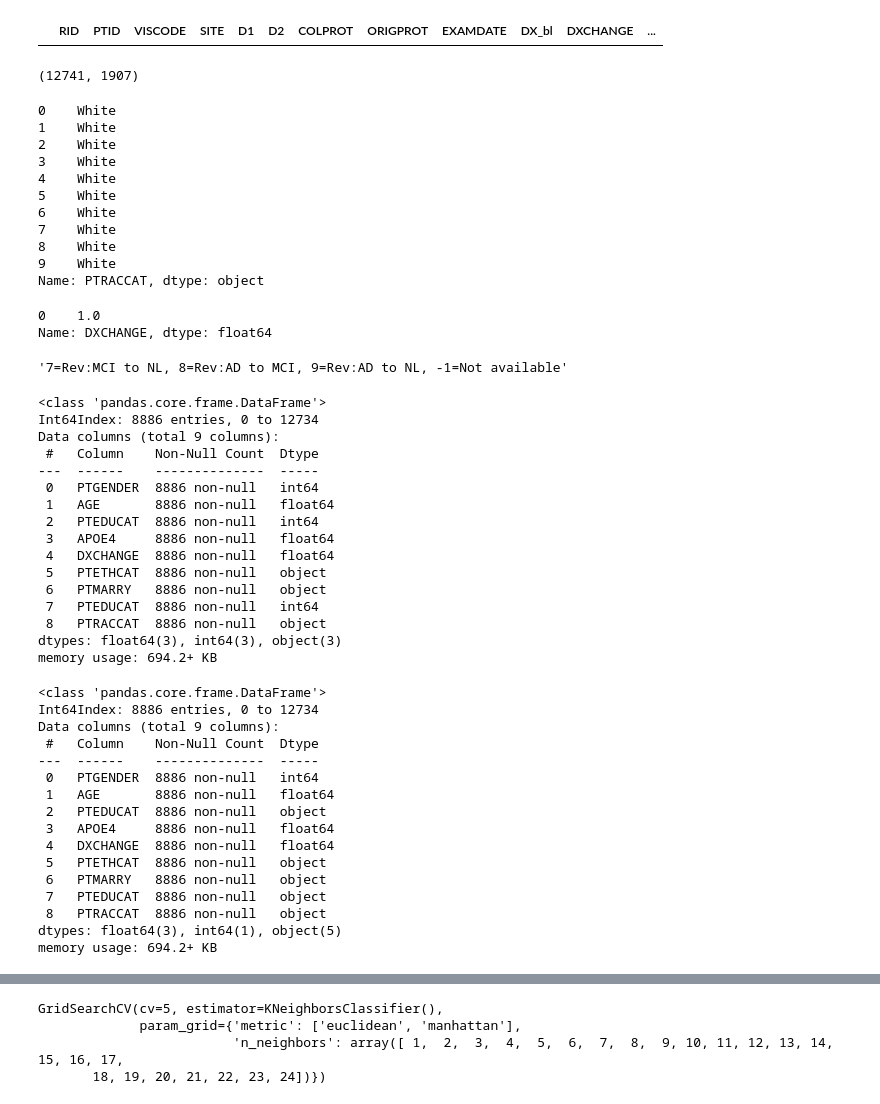
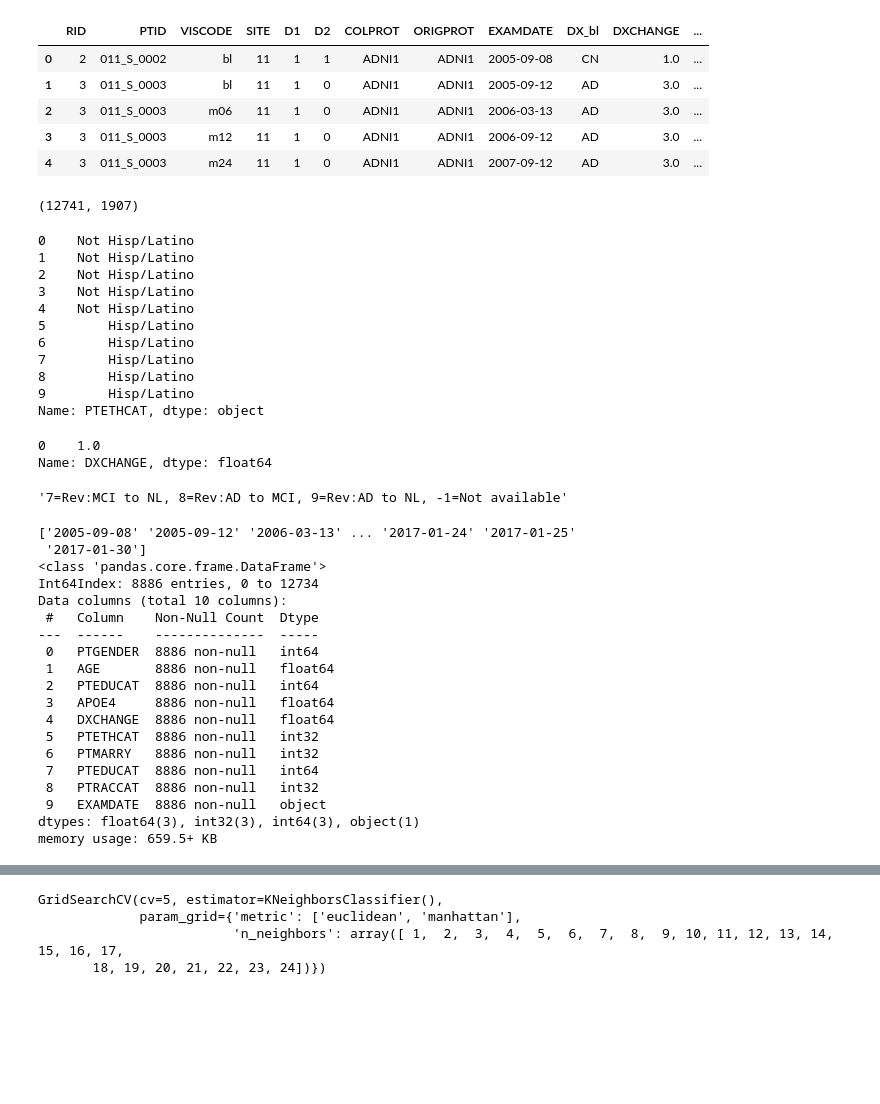
Before and after one commit to antoine-chenevier/IA-4A, a Jupyter notebook: main.ipynb, the cells around one changed output, grey strips where cells are left out. Drawn from its saved outputs; the diff is of its cells as text; code cells hidden in the pictures; blank space fills up the shorter version.

```diff
--- a/main.ipynb
+++ b/main.ipynb
@@ -10,9 +10,14 @@ from sklearn.metrics import confusion_matrix
 # %%
 df =  pd.read_csv('../2017_07_07/TADPOLE_D1_D2.csv',low_memory=False)
 # %%
-df.head(0)
+df.head(5)
 # %% [output]
 |  | RID | PTID | VISCODE | SITE | D1 | D2 | COLPROT | ORIGPROT | EXAMDATE | DX_bl | DXCHANGE | ... |
+| 0 | 2 | 011_S_0002 | bl | 11 | 1 | 1 | ADNI1 | ADNI1 | 2005-09-08 | CN | 1.0 | ... |
+| 1 | 3 | 011_S_0003 | bl | 11 | 1 | 0 | ADNI1 | ADNI1 | 2005-09-12 | AD | 3.0 | ... |
+| 2 | 3 | 011_S_0003 | m06 | 11 | 1 | 0 | ADNI1 | ADNI1 | 2006-03-13 | AD | 3.0 | ... |
+| 3 | 3 | 011_S_0003 | m12 | 11 | 1 | 0 | ADNI1 | ADNI1 | 2006-09-12 | AD | 3.0 | ... |
+| 4 | 3 | 011_S_0003 | m24 | 11 | 1 | 0 | ADNI1 | ADNI1 | 2007-09-12 | AD | 3.0 | ... |
 # %%
 df.shape
 # %% [output]
@@ -22,19 +27,19 @@ df_sample = df.sample(frac=0.1, random_state=1)
 pd.set_option('display.max_columns', None)
 name_columns=df.head(0)
 #EXAMDATE	DX_bl	DXCHANGE	AGE	PTGENDER	PTEDUCAT	PTETHCAT	PTRACCAT	PTMARRY
-print(df['PTRACCAT'].head(10))
+print(df['PTETHCAT'].head(10))
 # %% [output]
-0    White
-1    White
-2    White
-3    White
-4    White
-5    White
-6    White
-7    White
-8    White
-9    White
-Name: PTRACCAT, dtype: object
+0    Not Hisp/Latino
+1    Not Hisp/Latino
+2    Not Hisp/Latino
+3    Not Hisp/Latino
+4    Not Hisp/Latino
+5        Hisp/Latino
+6        Hisp/Latino
+7        Hisp/Latino
+8        Hisp/Latino
+9        Hisp/Latino
+Name: PTETHCAT, dtype: object
 # %%
 print(df['DXCHANGE'].head(1))
 '1=Stable:NL to NL, 2=Stable:MCI to MCI, 3=Stable:AD to AD, '
@@ -46,25 +51,24 @@ Name: DXCHANGE, dtype: float64
 '7=Rev:MCI to NL, 8=Rev:AD to MCI, 9=Rev:AD to NL, -1=Not available'
 # %%
 
-data = df[['PTGENDER','AGE','PTEDUCAT','APOE4','DXCHANGE','PTETHCAT','PTMARRY','PTEDUCAT','PTRACCAT']].copy()
+data = df[['PTGENDER','AGE','PTEDUCAT','APOE4','DXCHANGE','PTETHCAT','PTMARRY','PTEDUCAT','PTRACCAT','EXAMDATE']].copy()
 data.dropna(axis=0,inplace= True)
 data['PTGENDER']= data['PTGENDER'].replace(['Male','Female'],[1,0])
 data['APOE4']= data['APOE4'].astype(float)
 data['AGE']= data['AGE'].astype(float)
-data['PTETHCAT']= data['PTETHCAT'].replace(['Hisp/Latino','Not Hisp/Latino'],[1,0])
-data['PTMARRY']= data['PTMARRY'].replace(['Married','Widowed','Divorced','Never married'],[0,1,2,3])
-
-data['PTEDUCAT']= data['PTEDUCAT'].replace(['Less than HS','HS/GED','Some college','College degree','>Grad degree'],[0,1,2,3,4])
-
-data['PTRACCAT']= data['PTRACCAT'].replace(['White','Black','Asian','Other'],[0,1,2,3])
-
-#data['EXAMDATE'] = data['EXAMDATE'].astype(float)
+data['PTETHCAT']= data['PTETHCAT'].replace(['Hisp/Latino','Not Hisp/Latino','Unknown'],[2,1,0]).astype(int)
+data['PTMARRY']= data['PTMARRY'].replace(['Married','Widowed','Divorced','Never married','Unknown'],[0,1,2,3,4]).astype(int)
+data['PTRACCAT'] = data['PTRACCAT'].replace(['White','More than one','Black','Asian', 'Am Indian/Alaskan','Hawaiian/Other PI', 'Unknown'],[0,1,2,3,4,5,6]).astype(int)
+data['EXAMDATE'] = data['EXAMDATE']
+print(data['EXAMDATE'].unique())
 data.shape
 data.info()
 # %% [output]
+['2005-09-08' '2005-09-12' '2006-03-13' ... '2017-01-24' '2017-01-25'
+ '2017-01-30']
 <class 'pandas.core.frame.DataFrame'>
 Int64Index: 8886 entries, 0 to 12734
-Data columns (total 9 columns):
+Data columns (total 10 columns):
  #   Column    Non-Null Count  Dtype
 ---  ------    --------------  -----
  0   PTGENDER  8886 non-null   int64
@@ -72,30 +76,12 @@ Data columns (total 9 columns):
  2   PTEDUCAT  8886 non-null   int64
  3   APOE4     8886 non-null   float64
  4   DXCHANGE  8886 non-null   float64
- 5   PTETHCAT  8886 non-null   object
- 6   PTMARRY   8886 non-null   object
+ 5   PTETHCAT  8886 non-null   int32
+ 6   PTMARRY   8886 non-null   int32
  7   PTEDUCAT  8886 non-null   int64
- 8   PTRACCAT  8886 non-null   object
-dtypes: float64(3), int64(3), object(3)
-memory usage: 694.2+ KB
+ 8   PTRACCAT  8886 non-null   int32
+ 9   EXAMDATE  8886 non-null   object
+dtypes: float64(3), int32(3), int64(3), object(1)
+memory usage: 659.5+ KB
-# %%
-data.info()
-# %% [output]
-<class 'pandas.core.frame.DataFrame'>
-Int64Index: 8886 entries, 0 to 12734
-Data columns (total 9 columns):
- #   Column    Non-Null Count  Dtype
----  ------    --------------  -----
- 0   PTGENDER  8886 non-null   int64
- 1   AGE       8886 non-null   float64
- 2   PTEDUCAT  8886 non-null   object
- 3   APOE4     8886 non-null   float64
- 4   DXCHANGE  8886 non-null   float64
- 5   PTETHCAT  8886 non-null   object
- 6   PTMARRY   8886 non-null   object
- 7   PTEDUCAT  8886 non-null   object
- 8   PTRACCAT  8886 non-null   object
-dtypes: float64(3), int64(1), object(5)
-memory usage: 694.2+ KB
 # %%
 # Algorithme des k plus proches voisins
```
Also changed, not shown: parts of 4 cells of this notebook.
